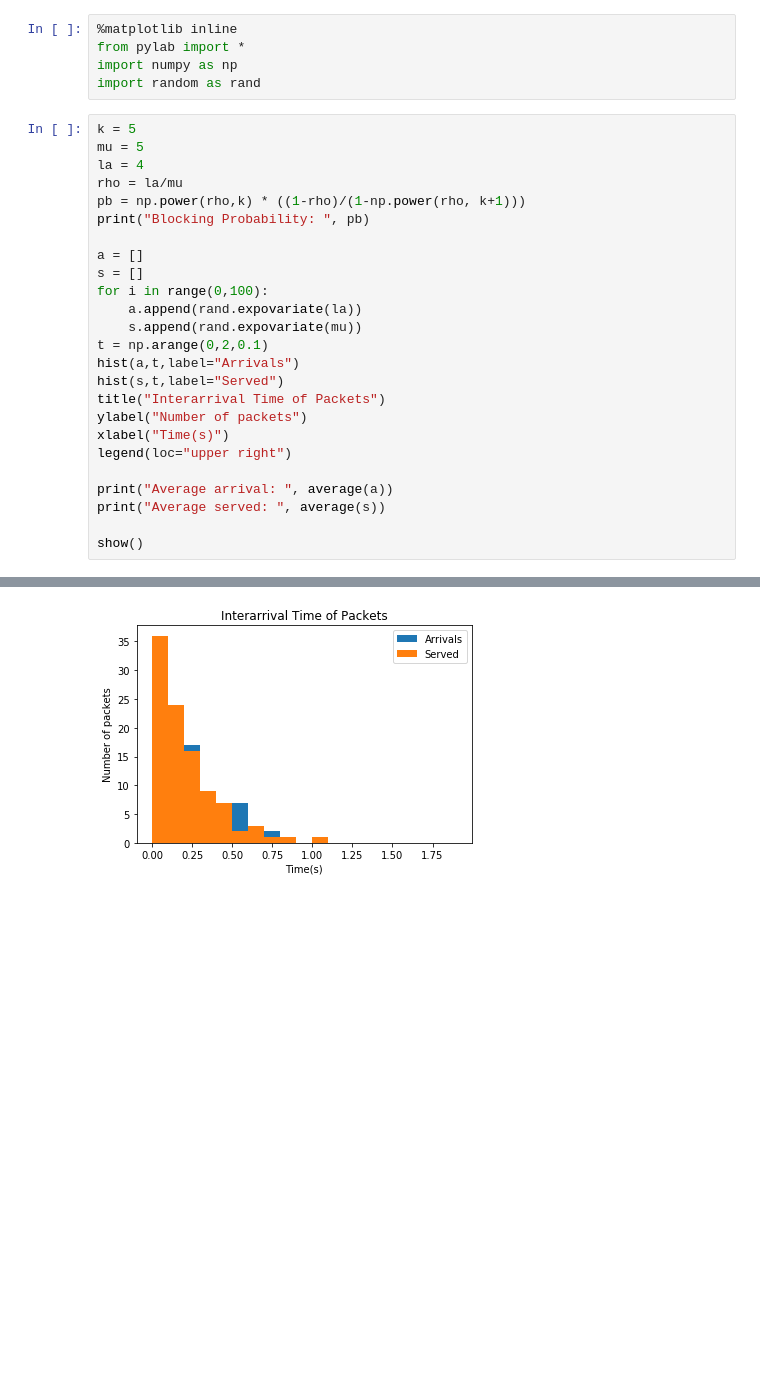
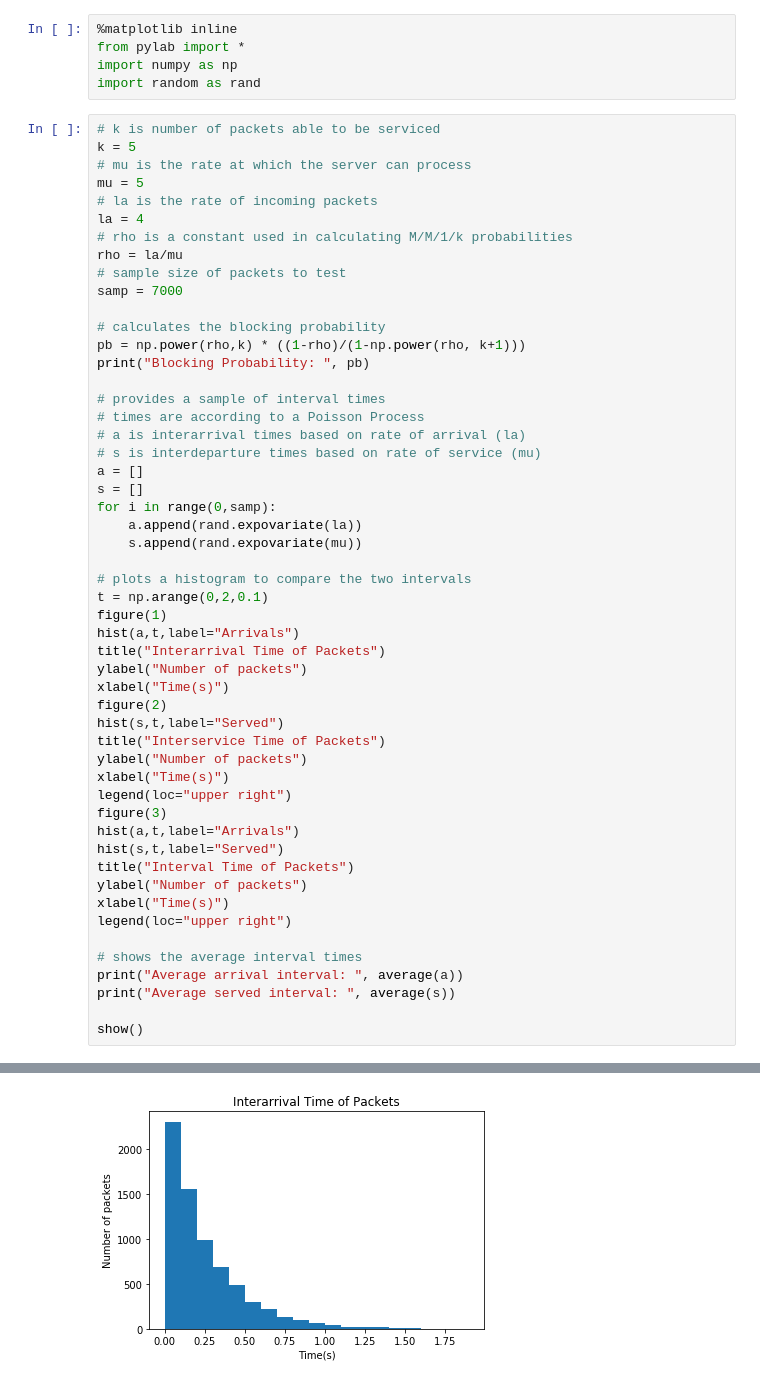
Before and after one commit to dlubawy/Network-Simulations, a Jupyter notebook: Queue Simulation.ipynb, the cells around one changed output, grey strips where cells are left out. Drawn from its saved outputs; the diff is of its cells as text; blank space fills up the shorter version.

```diff
--- a/Queue Simulation.ipynb
+++ b/Queue Simulation.ipynb
@@ -4,28 +4,55 @@ from pylab import *
 import numpy as np
 import random as rand
 # %%
+# k is number of packets able to be serviced
 k = 5
+# mu is the rate at which the server can process
 mu = 5
+# la is the rate of incoming packets
 la = 4
+# rho is a constant used in calculating M/M/1/k probabilities
 rho = la/mu
+# sample size of packets to test
+samp = 7000
+
+# calculates the blocking probability
 pb = np.power(rho,k) * ((1-rho)/(1-np.power(rho, k+1)))
 print("Blocking Probability: ", pb)
 
+# provides a sample of interval times
+# times are according to a Poisson Process
+# a is interarrival times based on rate of arrival (la)
+# s is interdeparture times based on rate of service (mu)
 a = []
 s = []
-for i in range(0,100):
+for i in range(0,samp):
     a.append(rand.expovariate(la))
     s.append(rand.expovariate(mu))
+
+# plots a histogram to compare the two intervals
 t = np.arange(0,2,0.1)
+figure(1)
+hist(a,t,label="Arrivals")
+title("Interarrival Time of Packets")
+ylabel("Number of packets")
+xlabel("Time(s)")
+figure(2)
+hist(s,t,label="Served")
+title("Interservice Time of Packets")
+ylabel("Number of packets")
+xlabel("Time(s)")
+legend(loc="upper right")
+figure(3)
 hist(a,t,label="Arrivals")
 hist(s,t,label="Served")
-title("Interarrival Time of Packets")
+title("Interval Time of Packets")
 ylabel("Number of packets")
 xlabel("Time(s)")
 legend(loc="upper right")
 
-print("Average arrival: ", average(a))
-print("Average served: ", average(s))
+# shows the average interval times
+print("Average arrival interval: ", average(a))
+print("Average served interval: ", average(s))
 
 show()
 # %% [output]
@@ -35 +62 @@ Average served:  0.206104890424
-[figure, old version]
+[figure, new version]
```
Also changed, not shown: parts of 2 cells of this notebook.
